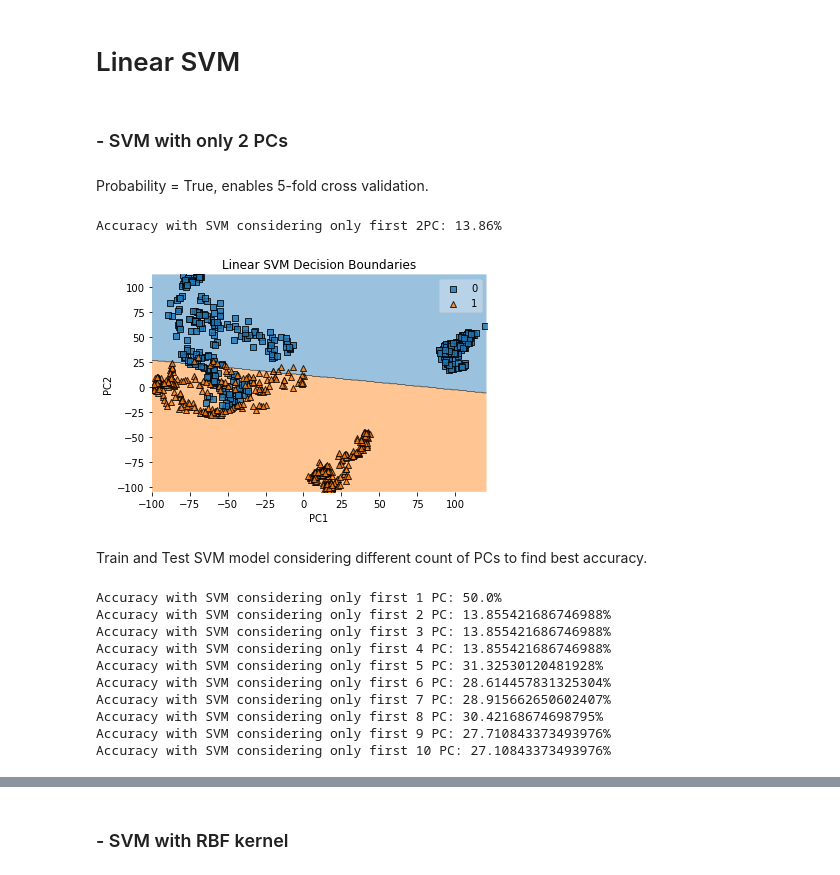
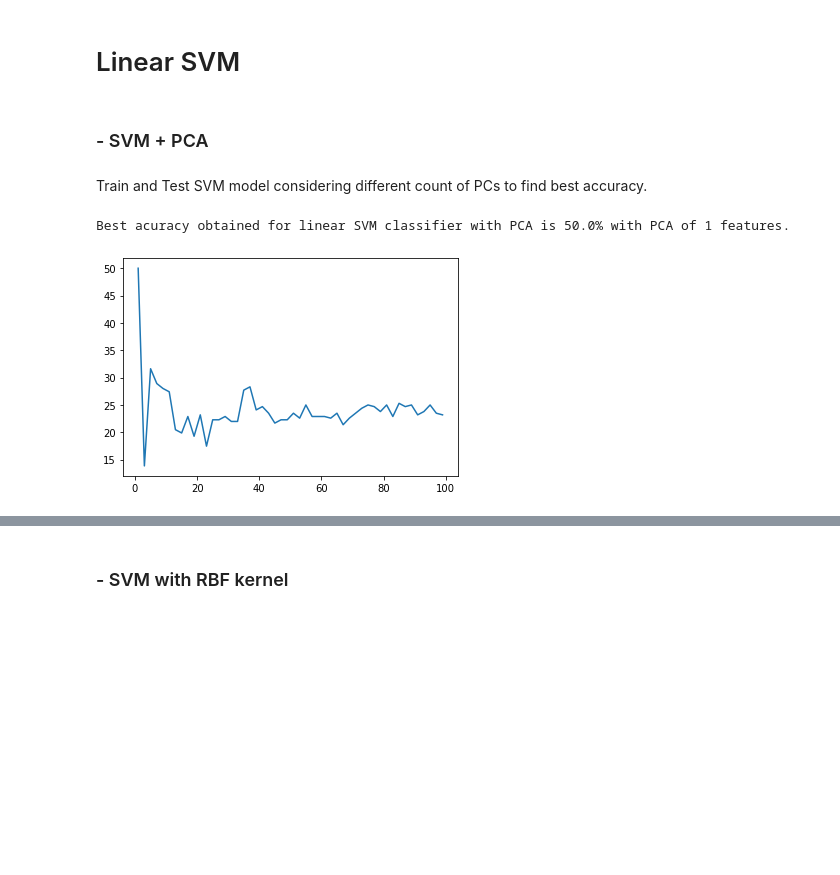
Before and after one commit to youssefg7/Fruit-Classifier, a Jupyter notebook: Project grayscale.ipynb, the cells around one changed output, grey strips where cells are left out. Saved outputs shown, nothing was run; the diff lists cells and outputs as text; code cells hidden in the pictures; blank space fills up the shorter version.

```diff
--- a/Project grayscale.ipynb
+++ b/Project grayscale.ipynb
@@ -89,9 +95,9 @@ X_test = scaler.fit_transform([i.flatten() for i in test_images])
 # %% [markdown]
 ### - PCA on grayscale images and scale it back to RGB
 # %%
-def performPCA(n, im_scaled):
+def performPCA(n, images_scaled):
     pca = PCA(n)
-    pc = pca.fit_transform(im_scaled) # 10,000 -> n
+    pc = pca.fit_transform(images_scaled) # 30,000 -> n
     return pca, pc
 # %%
 # function to reduce dimensions
@@ -149,58 +181,35 @@ Clipping input data to the valid range for imshow with RGB data ([0..1] for floa
 [figure]
 # %% [markdown]
 # Linear SVM
-# %% [markdown]
-### - SVM with only 2 PCs
-# %% [markdown]
-Probability = True, enables 5-fold cross validation.
-# %%
-# PCA reduce dimensions 10,000 to 2
-pca = PCA(n_components=2)
-X_train2D = pca.fit_transform(X_train)
-X_test2D = pca.fit_transform(X_test)
-
-# SVM train
-svm = SVC(gamma='auto', kernel='linear', probability=True)
-svm.fit(X_train2D, training_labels)
-
-# SVM test
-test_predictions = svm.predict(X_test2D)
-precision = metrics.accuracy_score(test_predictions, test_labels) * 100
-print("Accuracy with SVM considering only first 2PC: {0:.2f}%".format(precision))
-
-# plot decision boundry
-plot_decision_regions(X_train2D, training_labels, clf=svm, legend=1)
-plt.xlabel('PC1')
-plt.ylabel('PC2')
-plt.title('Linear SVM Decision Boundaries with only 2 PCs')
-plt.show()
-# %% [output]
-Accuracy with SVM considering only first 2PC: 13.86%
-[figure, removed]
+# %% [markdown]
+### - SVM + PCA
 # %% [markdown]
 Train and Test SVM model considering different count of PCs to find best accuracy.
 # %%
-for i in range(1, 11):
+x_graph = list(range(1,100,2))
+y_graph = []
+max_accuracy = max_accuracy_pc = 0
+for i in x_graph:
     # PCA
     pca, train_pc = performPCA(i, X_train)
     pca, test_pc = performPCA(i, X_test)
 
     # SVM train
-    svm = SVC(kernel="linear")
+    svm = SVC(kernel="linear", probability=True) # Probability = True, enables 5-fold cross validation.
     svm.fit(train_pc, training_labels)
 
     # SVM test
     y_pred=svm.predict(test_pc)
     precision = metrics.accuracy_score(y_pred, test_labels) * 100
-    print(f"Accuracy with SVM considering only first {i} PC: {precision}%")
+    y_graph.append(precision)
+    if precision > max_accuracy:
+        max_accuracy = precision
+        max_accuracy_pc = i
+
+print(f"Best acuracy obtained for linear SVM classifier with PCA is {max_accuracy}% with PCA of {max_accuracy_pc} features.")
+
+plt.plot(x_graph,y_graph)
+plt.show()
 # %% [output]
-Accuracy with SVM considering only first 1 PC: 50.0%
-Accuracy with SVM considering only first 2 PC: 13.855421686746988%
-Accuracy with SVM considering only first 3 PC: 13.855421686746988%
-Accuracy with SVM considering only first 4 PC: 13.855421686746988%
-Accuracy with SVM considering only first 5 PC: 31.32530120481928%
-Accuracy with SVM considering only first 6 PC: 28.614457831325304%
-Accuracy with SVM considering only first 7 PC: 28.915662650602407%
-Accuracy with SVM considering only first 8 PC: 30.42168674698795%
-Accuracy with SVM considering only first 9 PC: 27.710843373493976%
-Accuracy with SVM considering only first 10 PC: 27.10843373493976%
+Best acuracy obtained for linear SVM classifier with PCA is 50.0% with PCA of 1 features.
+[figure, added]
```
Also changed, not shown: parts of 11 cells of this notebook.
